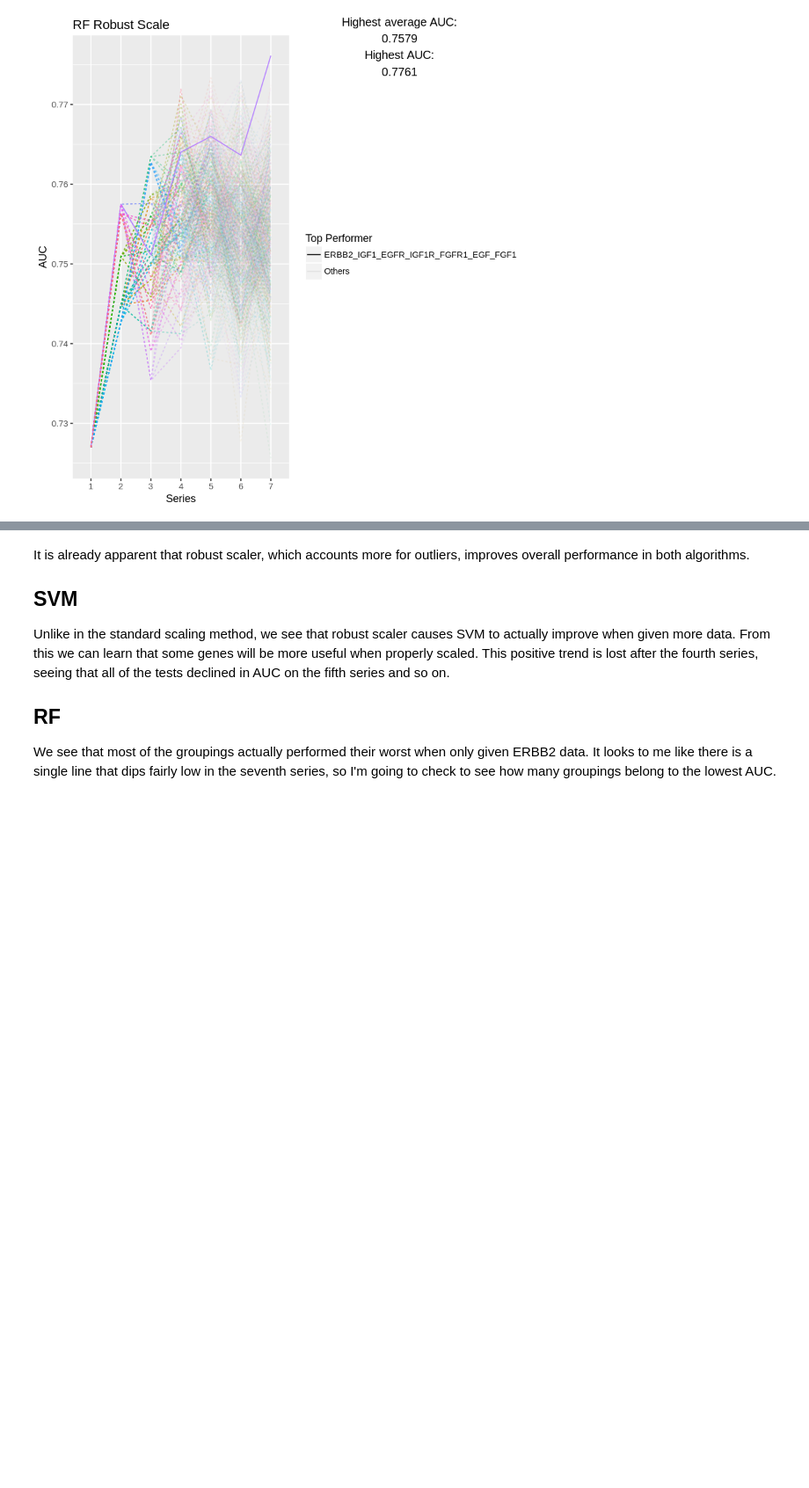
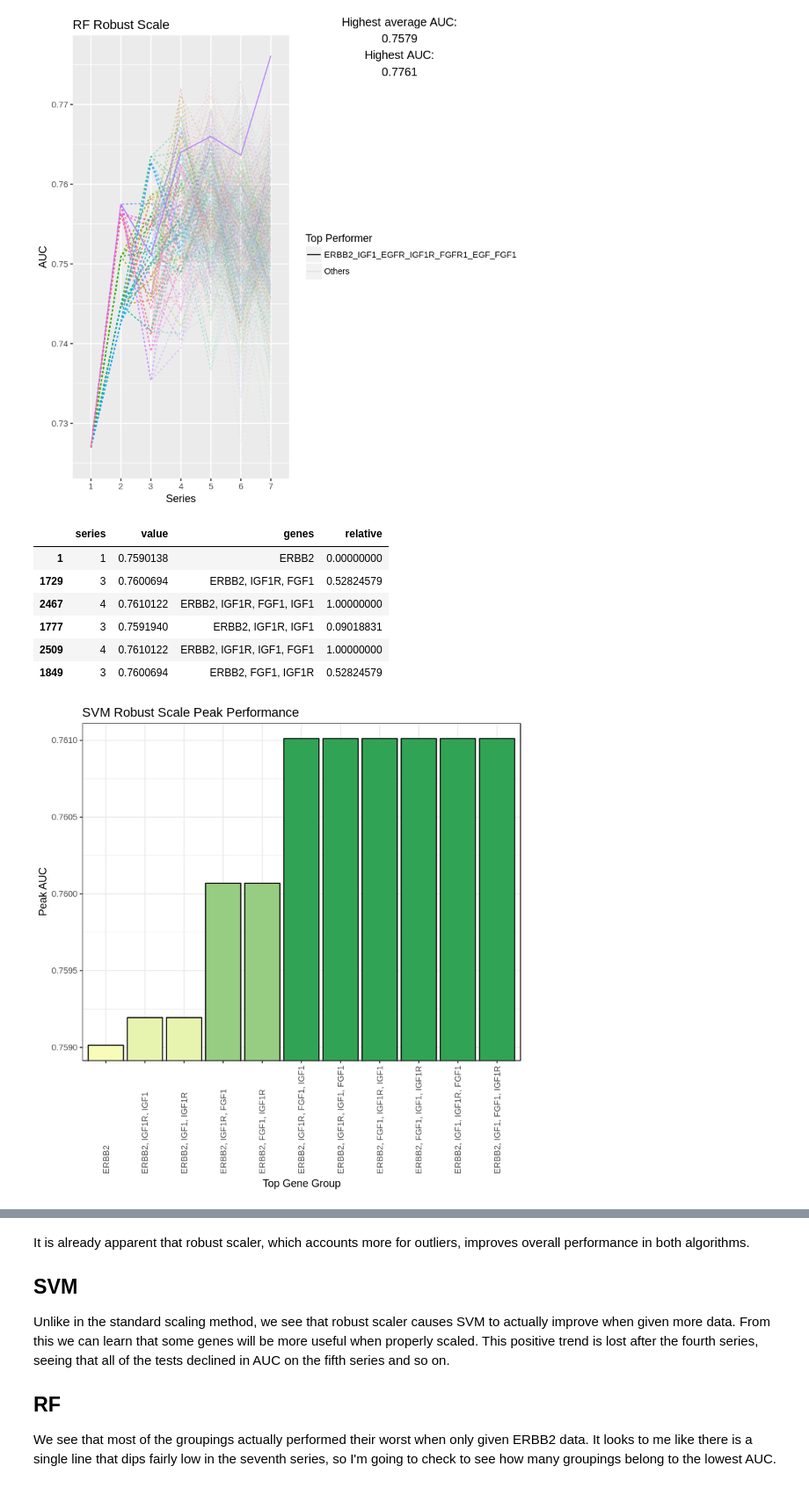
Before and after one commit to zence/SCCR, a Jupyter notebook: notebooks/scaling_methods.ipynb, the cells around one changed output, grey strips where cells are left out. Shown at 88% size. Drawn from its saved outputs; the diff is of its cells as text; code cells hidden in the pictures; blank space fills up the shorter version.

```diff
--- a/notebooks/scaling_methods.ipynb
+++ b/notebooks/scaling_methods.ipynb
@@ -388,3 +461,45 @@ gt$layout$clip[gt$layout$name == "panel"] <- "off"
 grid.draw(gt)
 # %% [output]
 [figure]
+# %%
+peak.vals <- data.frame(grouping = character(),
+                       genes = character(),
+                       series = factor(),
+                       value = numeric())
+
+# Get the peaks of each grouping and the genes included
+for (grouping in groupings){
+    temp.df <- svm.results[which(svm.results$grouping == grouping),]
+    max.val <- temp.df[which.max(temp.df$value), c('grouping', 'series', 'value')]
+    max.val$genes <- paste(unlist(strsplit(grouping, '_'))[1:max(as.numeric(max.val$series))], sep = '', collapse = ', ')
+    peak.vals <- rbind(peak.vals, max.val)
+
+}
+peak.vals <- unique(peak.vals[, c('series', 'value', 'genes')])
+peak.vals$genes <- factor(peak.vals$genes, levels = peak.vals$genes[order(peak.vals$value)])
+
+peak.vals$relative <- norm_scale(peak.vals$value)
+head(peak.vals)
+
+ghist <- ggplot(peak.vals, aes(x = genes, y = peak.vals$value, fill = relative, color = 'black'))
+gghist <- ghist + geom_bar(stat = 'identity') + theme_bw() +
+                  labs(title = "SVM Robust Scale Peak Performance", x = "Top Gene Group", y = "Peak AUC") +
+                  guides(fill = F, color = F) +
+                  ylim(0, 1) +
+                  scale_fill_gradient(low = '#f7fcb9', high = '#31a354') +
+                  scale_color_manual(values = 'black') +
+                  theme(axis.text.x = element_text(angle = 90, vjust = 0.5, hjust = 0)) +
+                  coord_cartesian(ylim = c(min(peak.vals$value), max(peak.vals$value)))
+
+gghist
+
+#ggsave('peak_performance[error].pdf', gghist, device = 'pdf')
+# %% [output]
+|  | series | value | genes | relative |
+| 1 | 1 | 0.7590138 | ERBB2 | 0.00000000 |
+| 1729 | 3 | 0.7600694 | ERBB2, IGF1R, FGF1 | 0.52824579 |
+| 2467 | 4 | 0.7610122 | ERBB2, IGF1R, FGF1, IGF1 | 1.00000000 |
+| 1777 | 3 | 0.7591940 | ERBB2, IGF1R, IGF1 | 0.09018831 |
+| 2509 | 4 | 0.7610122 | ERBB2, IGF1R, IGF1, FGF1 | 1.00000000 |
+| 1849 | 3 | 0.7600694 | ERBB2, FGF1, IGF1R | 0.52824579 |
+[figure, added]
```
Also changed, not shown: parts of 17 cells of this notebook, 6 other files.
